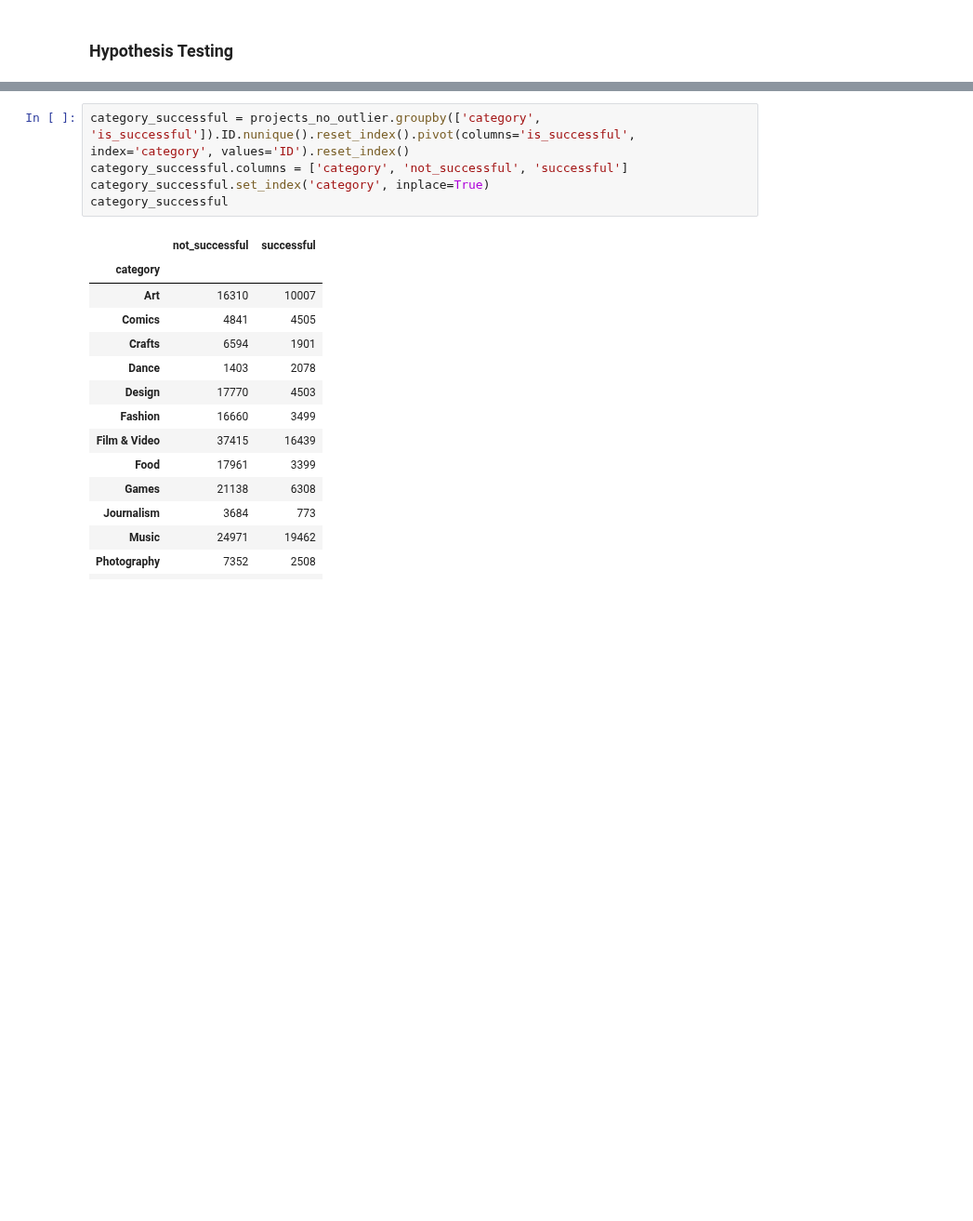
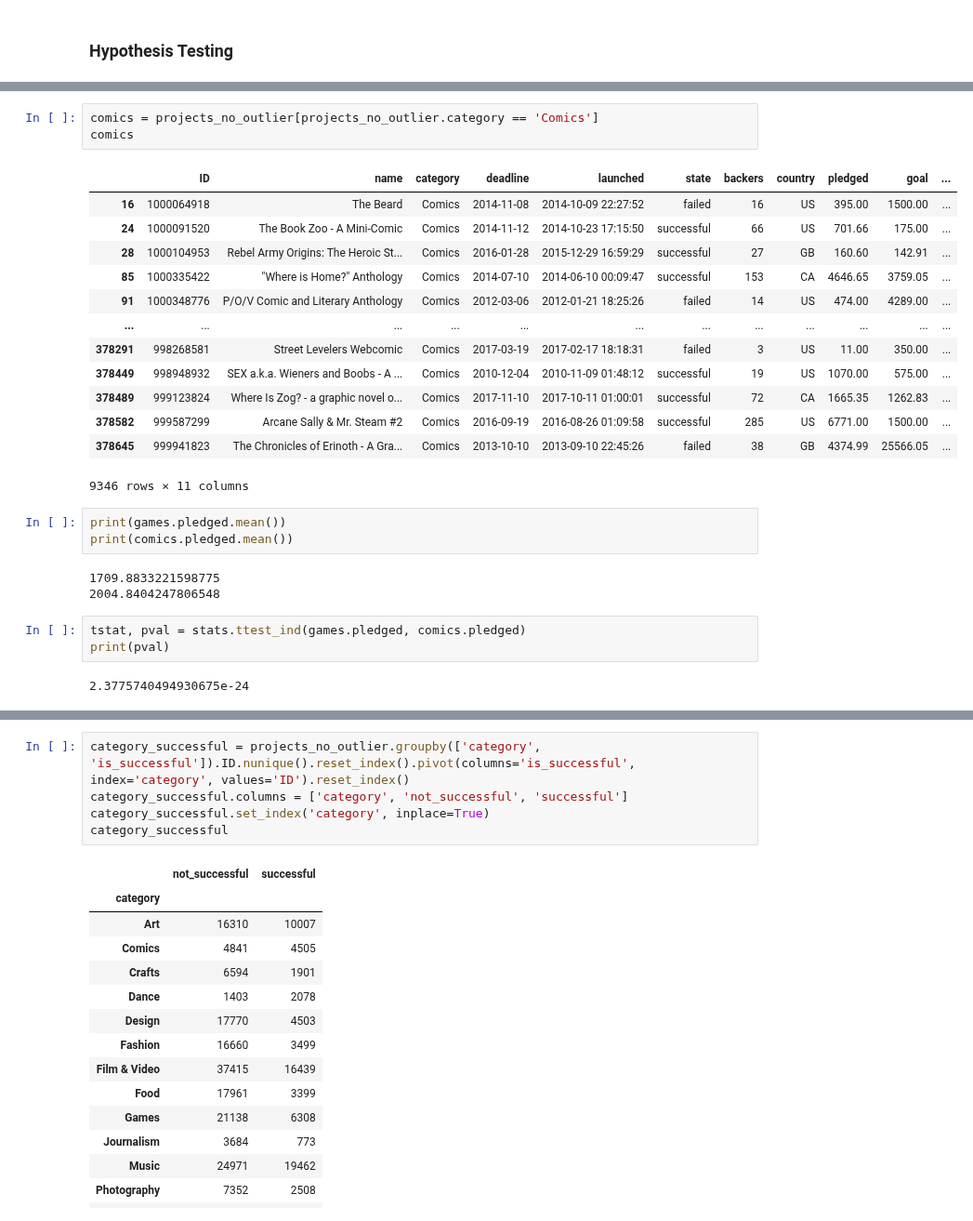
Before and after one commit to Penzragon/h8dsft_P0W3, a Jupyter notebook: script.ipynb, the cells around one changed output, grey strips where cells are left out. Shown at 93% size. Drawn from its saved outputs; the diff is of its cells as text; blank space fills up the shorter version.

```diff
--- a/script.ipynb
+++ b/script.ipynb
@@ -396,0 +430,28 @@ Dataset ini memiliki range 10080 dan variance 4970729 dengan standar deviasi 222
+# %%
+comics = projects_no_outlier[projects_no_outlier.category == 'Comics']
+comics
+# %% [output]
+|  | ID | name | category | deadline | launched | state | backers | country | pledged | goal | ... |
+| 16 | 1000064918 | The Beard | Comics | 2014-11-08 | 2014-10-09 22:27:52 | failed | 16 | US | 395.00 | 1500.00 | ... |
+| 24 | 1000091520 | The Book Zoo - A Mini-Comic | Comics | 2014-11-12 | 2014-10-23 17:15:50 | successful | 66 | US | 701.66 | 175.00 | ... |
+| 28 | 1000104953 | Rebel Army Origins: The Heroic St... | Comics | 2016-01-28 | 2015-12-29 16:59:29 | successful | 27 | GB | 160.60 | 142.91 | ... |
+| 85 | 1000335422 | "Where is Home?" Anthology | Comics | 2014-07-10 | 2014-06-10 00:09:47 | successful | 153 | CA | 4646.65 | 3759.05 | ... |
+| 91 | 1000348776 | P/O/V Comic and Literary Anthology | Comics | 2012-03-06 | 2012-01-21 18:25:26 | failed | 14 | US | 474.00 | 4289.00 | ... |
+| ... | ... | ... | ... | ... | ... | ... | ... | ... | ... | ... | ... |
+| 378291 | 998268581 | Street Levelers Webcomic | Comics | 2017-03-19 | 2017-02-17 18:18:31 | failed | 3 | US | 11.00 | 350.00 | ... |
+| 378449 | 998948932 | SEX a.k.a. Wieners and Boobs - A ... | Comics | 2010-12-04 | 2010-11-09 01:48:12 | successful | 19 | US | 1070.00 | 575.00 | ... |
+| 378489 | 999123824 | Where Is Zog? - a graphic novel o... | Comics | 2017-11-10 | 2017-10-11 01:00:01 | successful | 72 | CA | 1665.35 | 1262.83 | ... |
+| 378582 | 999587299 | Arcane Sally & Mr. Steam #2 | Comics | 2016-09-19 | 2016-08-26 01:09:58 | successful | 285 | US | 6771.00 | 1500.00 | ... |
+| 378645 | 999941823 | The Chronicles of Erinoth - A Gra... | Comics | 2013-10-10 | 2013-09-10 22:45:26 | failed | 38 | GB | 4374.99 | 25566.05 | ... |
+9346 rows × 11 columns
+# %%
+print(games.pledged.mean())
+print(comics.pledged.mean())
+# %% [output]
+1709.8833221598775
+2004.8404247806548
+# %%
+tstat, pval = stats.ttest_ind(games.pledged, comics.pledged)
+print(pval)
+# %% [output]
+2.3775740494930675e-24
```
Also changed, not shown: parts of 13 cells of this notebook.
